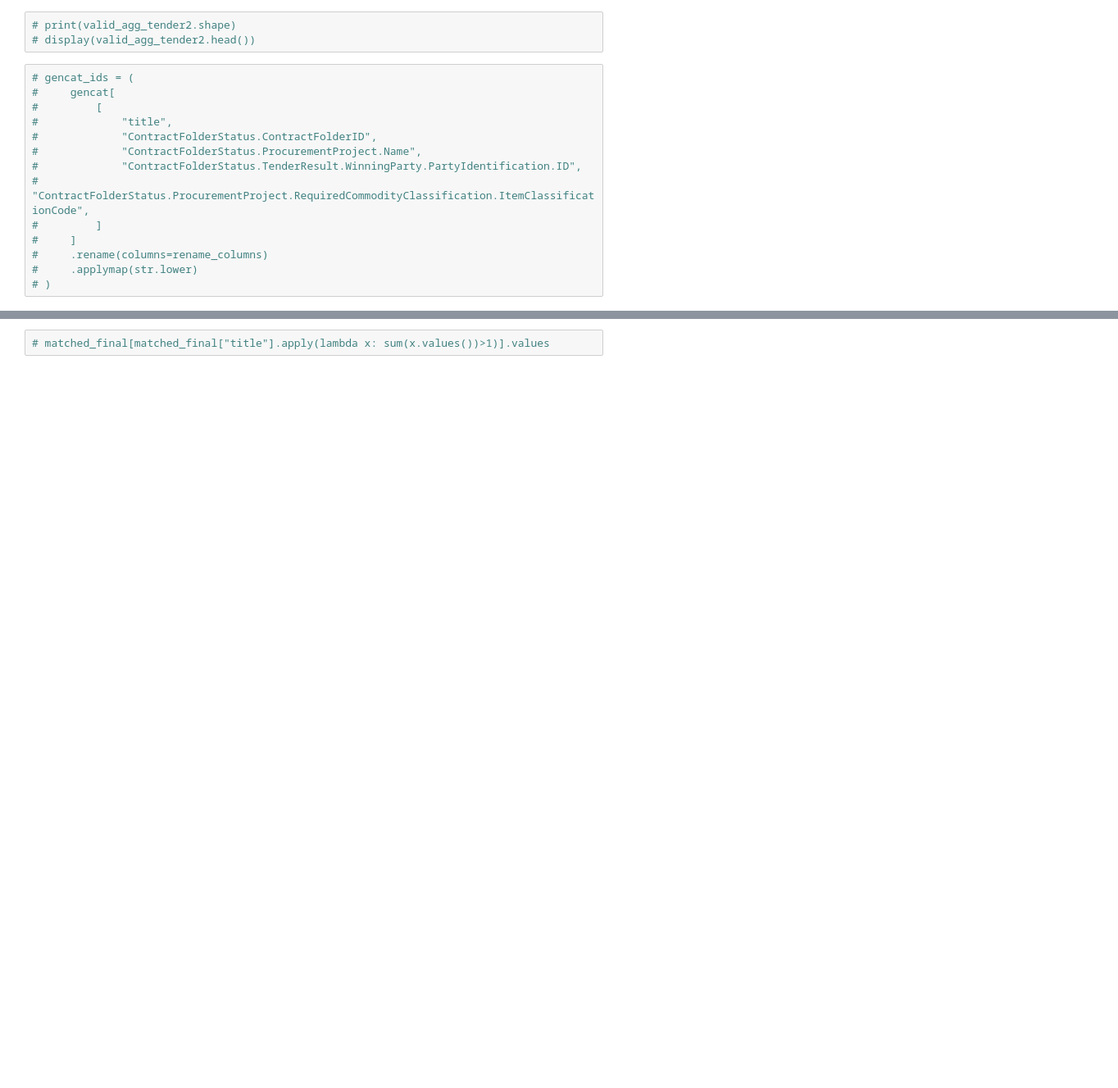
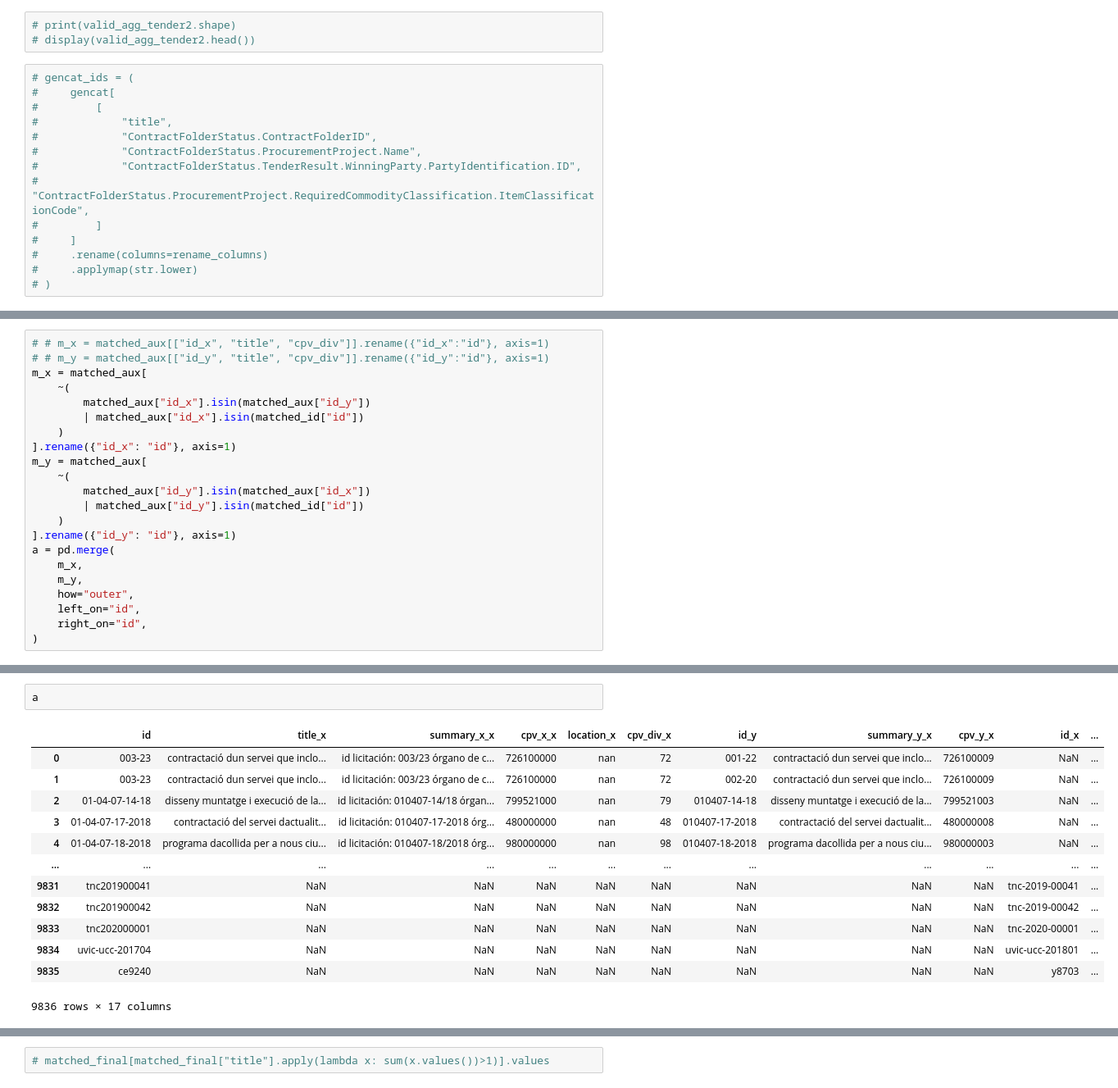
Before and after one commit to nextprocurement/NP-Company-Process, a Jupyter notebook: match_tender.ipynb, the cells around one changed output, grey strips where cells are left out. Shown: that part at 82% size. Drawn from its saved outputs; the diff is of its cells as text; blank space fills up the shorter version.

```diff
--- a/match_tender.ipynb
+++ b/match_tender.ipynb
@@ -424,0 +549,22 @@ display(matched_aux.head())
+# %%
+# # m_x = matched_aux[["id_x", "title", "cpv_div"]].rename({"id_x":"id"}, axis=1)
+# # m_y = matched_aux[["id_y", "title", "cpv_div"]].rename({"id_y":"id"}, axis=1)
+m_x = matched_aux[
+    ~(
+        matched_aux["id_x"].isin(matched_aux["id_y"])
+        | matched_aux["id_x"].isin(matched_id["id"])
+    )
+].rename({"id_x": "id"}, axis=1)
+m_y = matched_aux[
+    ~(
+        matched_aux["id_y"].isin(matched_aux["id_x"])
+        | matched_aux["id_y"].isin(matched_id["id"])
+    )
+].rename({"id_y": "id"}, axis=1)
+a = pd.merge(
+    m_x,
+    m_y,
+    how="outer",
+    left_on="id",
+    right_on="id",
+)
@@ -424,0 +587,16 @@ display(matched_aux.head())
+# %%
+a
+# %% [output]
+|  | id | title_x | summary_x_x | cpv_x_x | location_x | cpv_div_x | id_y | summary_y_x | cpv_y_x | id_x | ... |
+| 0 | 003-23 | contractació dun servei que inclo... | id licitación: 003/23 órgano de c... | 726100000 | nan | 72 | 001-22 | contractació dun servei que inclo... | 726100009 | NaN | ... |
+| 1 | 003-23 | contractació dun servei que inclo... | id licitación: 003/23 órgano de c... | 726100000 | nan | 72 | 002-20 | contractació dun servei que inclo... | 726100009 | NaN | ... |
+| 2 | 01-04-07-14-18 | disseny muntatge i execució de la... | id licitación: 010407-14/18 órgan... | 799521000 | nan | 79 | 010407-14-18 | disseny muntatge i execució de la... | 799521003 | NaN | ... |
+| 3 | 01-04-07-17-2018 | contractació del servei dactualit... | id licitación: 010407-17-2018 órg... | 480000000 | nan | 48 | 010407-17-2018 | contractació del servei dactualit... | 480000008 | NaN | ... |
+| 4 | 01-04-07-18-2018 | programa dacollida per a nous ciu... | id licitación: 010407-18/2018 órg... | 980000000 | nan | 98 | 010407-18-2018 | programa dacollida per a nous ciu... | 980000003 | NaN | ... |
+| ... | ... | ... | ... | ... | ... | ... | ... | ... | ... | ... | ... |
+| 9831 | tnc201900041 | NaN | NaN | NaN | NaN | NaN | NaN | NaN | NaN | tnc-2019-00041 | ... |
+| 9832 | tnc201900042 | NaN | NaN | NaN | NaN | NaN | NaN | NaN | NaN | tnc-2019-00042 | ... |
+| 9833 | tnc202000001 | NaN | NaN | NaN | NaN | NaN | NaN | NaN | NaN | tnc-2020-00001 | ... |
+| 9834 | uvic-ucc-201704 | NaN | NaN | NaN | NaN | NaN | NaN | NaN | NaN | uvic-ucc-201801 | ... |
+| 9835 | ce9240 | NaN | NaN | NaN | NaN | NaN | NaN | NaN | NaN | y8703 | ... |
+9836 rows × 17 columns
```
Also changed, not shown: parts of 25 cells of this notebook.
